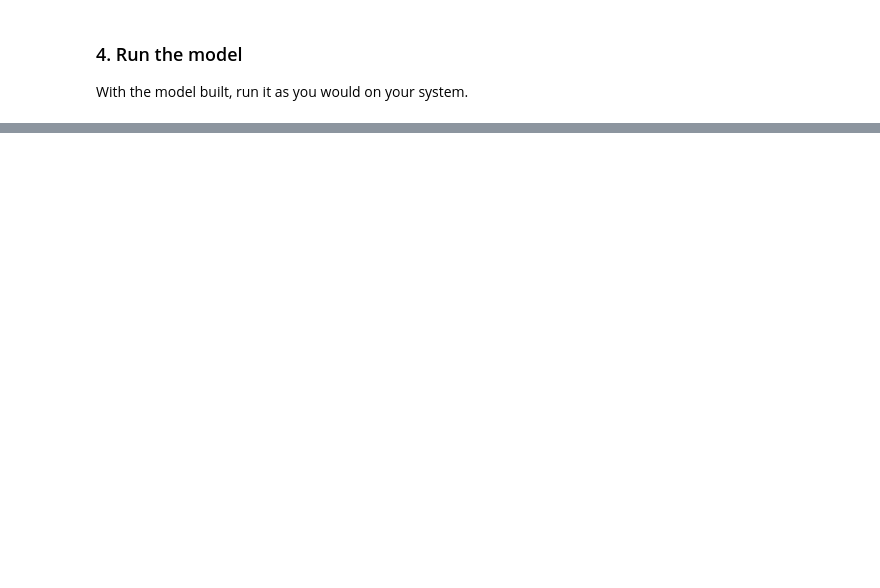
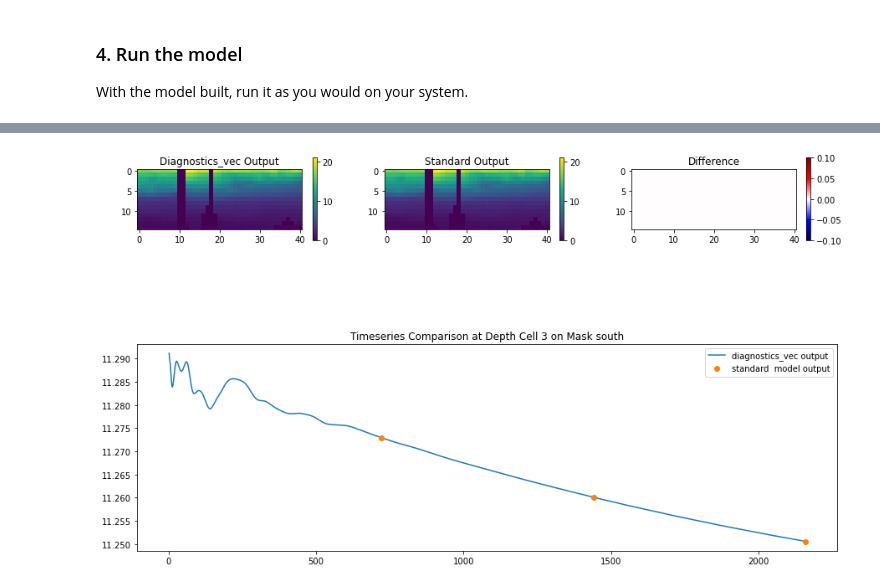
Before and after one commit to mhwood/diagnostics_vec, a Jupyter notebook: example_configurations/notebooks/global_with_exf.ipynb, the cells around one changed output, grey strips where cells are left out. Cells and saved outputs as stored; diff of their text form; code cells hidden in the pictures; blank space fills up the shorter version.

```diff
--- a/example_configurations/notebooks/global_with_exf.ipynb
+++ b/example_configurations/notebooks/global_with_exf.ipynb
@@ -114,0 +113,14 @@ With the model built, run it as you would on your system.
+# %%
+# set the path to the run directory (UPDATE FOR YOUR SYSTEM)
+run_dir = '../../../../MITgcm/MITgcm_fresh/verification/global_with_exf/run'
+
+Nx = 90
+Ny = 40
+nTimesteps = 2160
+Nr = 15
+
+# extents of the masks (defined in input_dc/create_masks.py)
+min_row = 10
+max_row = 30
+min_col= 25
+max_col = 65
@@ -114,0 +130,69 @@ With the model built, run it as you would on your system.
+# %%
+from MITgcmutils.mds import rdmds
+
+# choose some parameters to plot
+var_name = 'THETA' # THETA, SALT, UVEL, VVEL, or WVEL
+mask_name = 'south' # north, south, east, or west
+comparison_timestep = 720 #720, 1440, 2160
+test_row = 5 # between 0 and 20 (=max_row - min_row)
+test_col = 7 # between 0 and 40 (=max_col - min_col)
+test_depth_level = 3
+
+# read in the diagnostics_vec output
+file_path = os.path.join(run_dir,'lateral_mask_'+mask_name+'_'+var_name+'.bin')
+diag_vec_output = np.fromfile(file_path,'>f4')
+if mask_name in ['north','south']:
+    diag_vec_output = np.reshape(diag_vec_output,(nTimesteps,Nr,max_col-min_col+1))
+    diag_vec_timeseries = diag_vec_output[:,test_depth_level,test_col]
+if mask_name in ['east','west']:
+    diag_vec_output = np.reshape(diag_vec_output,(nTimesteps,Nr,max_row-min_col+1))
+    diag_vec_timeseries = diag_vec_output[:,test_depth_level,test_row]
+diag_vec_comparison_field = diag_vec_output[comparison_timestep-1,:,:] #no IC's here
+
+# read in the diagnostics output
+file_prefix = os.path.join(run_dir,var_name[0])
+standard_output = rdmds(file_prefix,[720,1440,2160])
+standard_output_timestep = [720,1440,2160].index(comparison_timestep)
+
+if mask_name=='north':
+    standard_output_comparison_field = standard_output[standard_output_timestep,:,
+                                                      max_row,min_col:max_col+1]
+    standard_output_timeseries = standard_output[:,test_depth_level,max_row,min_col+test_col]
+if mask_name=='south':
+    standard_output_comparison_field = standard_output[standard_output_timestep,:,
+                                                      min_row,min_col:max_col+1]
+    standard_output_timeseries = standard_output[:,test_depth_level,min_row,min_col+test_col]
+if mask_name in ['east']:
+    standard_output_comparison_field = standard_output[standard_output_timestep,:,
+                                                      min_row:max_row+1,max_col]
+    standard_output_timeseries = standard_output[:,test_depth_level,min_row+test_row,max_col]
+if mask_name in ['west']:
+    standard_output_comparison_field = standard_output[standard_output_timestep,:,
+                                                      min_row+test_row,min_col]
+    standard_output_timeseries = standard_output[:,test_depth_level,min_row+test_row,min_col]
+
+plt.figure(figsize=(15,10))
+plt.subplot(2,3,1)
+C = plt.imshow(diag_vec_comparison_field)
+plt.colorbar(C, shrink=0.4)
+plt.title('Diagnostics_vec Output')
+
+plt.subplot(2,3,2)
+C2 = plt.imshow(standard_output_comparison_field)
+plt.colorbar(C2, shrink=0.4)
+plt.title('Standard Output')
+
+plt.subplot(2,3,3)
+C3 = plt.imshow(diag_vec_comparison_field - standard_output_comparison_field,cmap='seismic')
+plt.colorbar(C3, shrink=0.4)
+plt.title('Difference')
+
+plt.subplot(2,1,2)
+plt.plot(np.arange(1,2161),diag_vec_timeseries,label='diagnostics_vec output')
+plt.plot(np.arange(720,2161,720),standard_output_timeseries,'.',markersize=12,
+         label='standard  model output')
+plt.legend()
+plt.title('Timeseries Comparison at Depth Cell '+str(test_depth_level)+' on Mask '+mask_name)
+plt.show()
+# %% [output]
+[figure, added]
```
Also changed, not shown: parts of 8 cells of this notebook, 5 other files.
